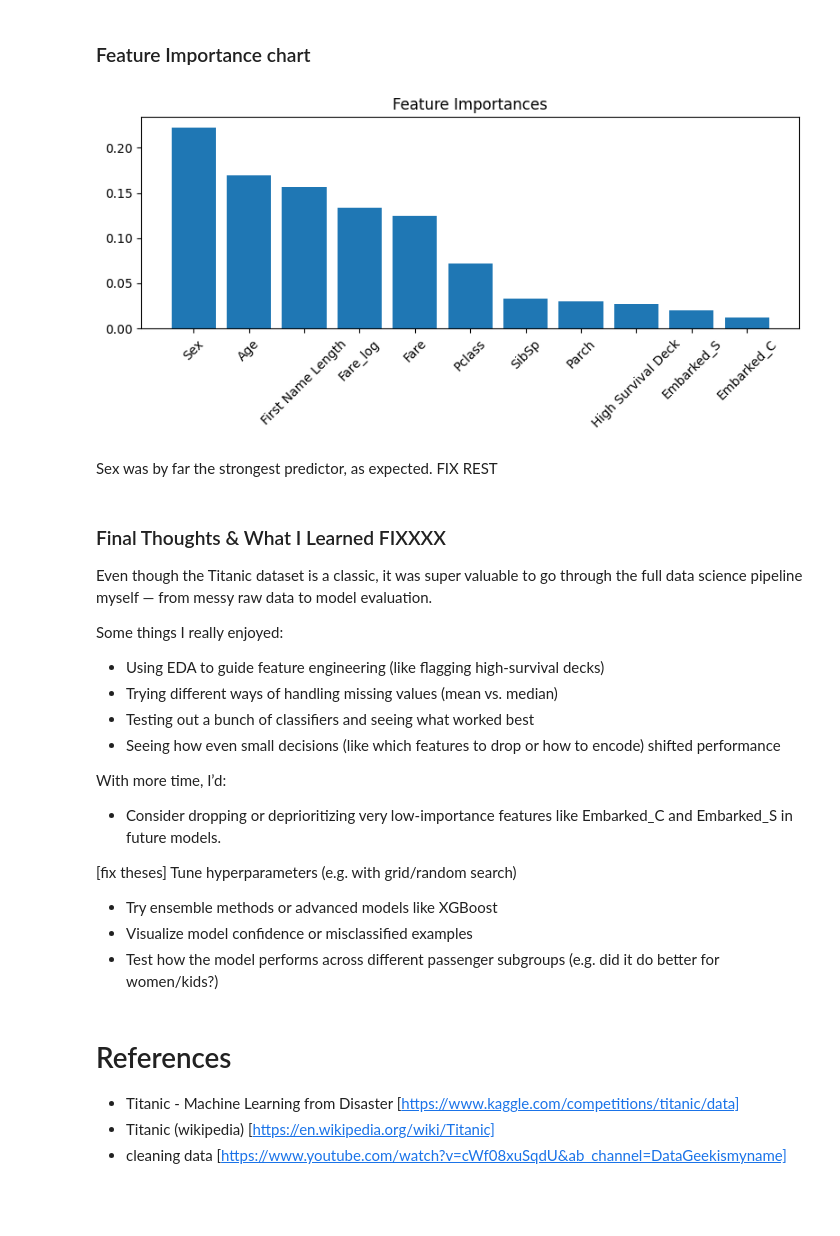
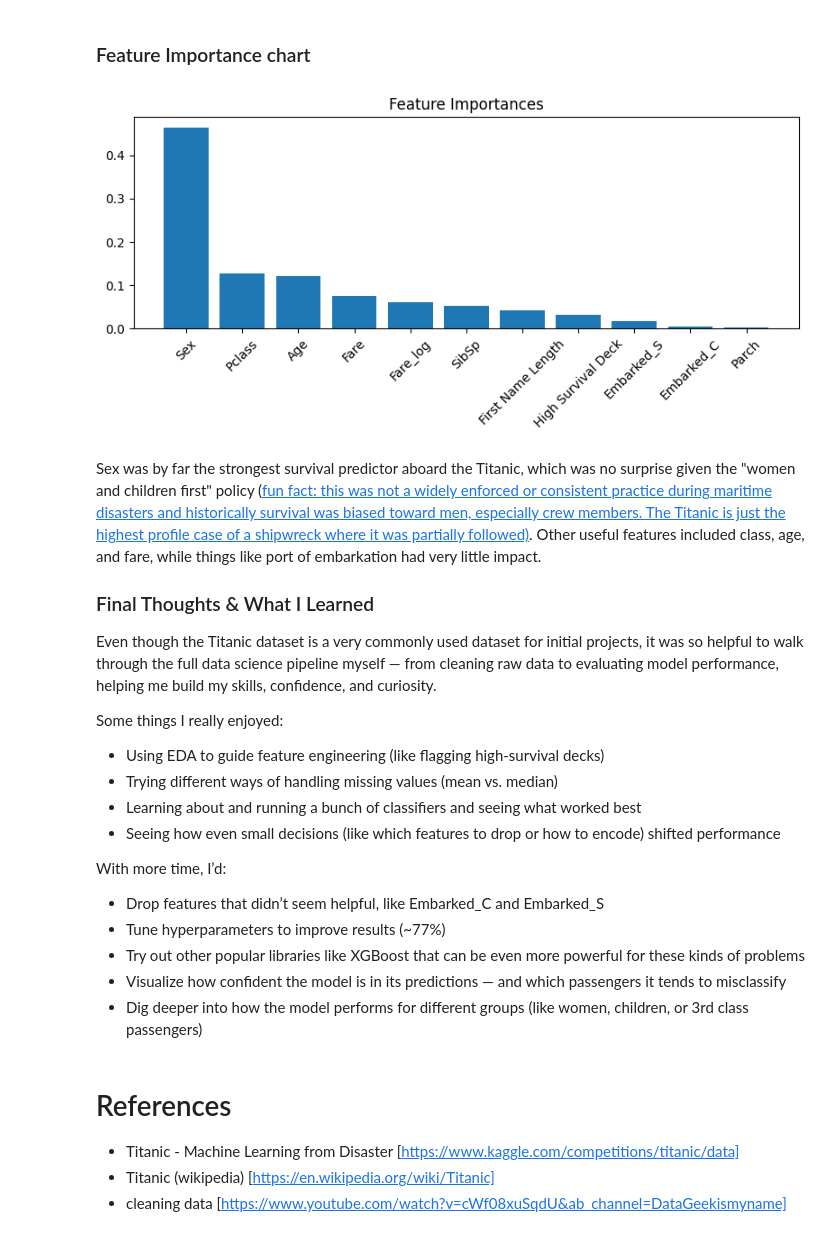
Before and after one commit to ejwang8/titanic-eda-modelling, a Jupyter notebook: titanic-eda-modelling.ipynb, the cells around one changed output. Saved outputs shown, nothing was run; the diff lists cells and outputs as text; code cells hidden in the pictures; blank space fills up the shorter version.

```diff
--- a/titanic-eda-modelling.ipynb
+++ b/titanic-eda-modelling.ipynb
@@ -474,9 +446,7 @@ X_test = pd.get_dummies(X_test, columns=["Embarked"])
 X_test['High Survival Deck'] = (X_test['Deck'].isin(['B', 'C', 'D', 'E'])).astype(int)
 X_test = X_test[['Pclass', 'Sex', 'Age', 'SibSp', 'Parch', 'Fare', 'Fare_log', 'First Name Length', 'Embarked_C', 'Embarked_S', 'High Survival Deck']]
 # %%
-# !pip install scikit-learn --> add this to enviro? FIX
-
-model = RandomForestClassifier()
+model = GradientBoostingClassifier()
 model.fit(X_train, y_train)
 y_pred = model.predict(X_test)
 
@@ -489,37 +461,35 @@ submission.to_csv('submissions/final_version.csv', index=None)
 # %%
 importances = model.feature_importances_
 features = X_train.columns
+n = len(features)
 indices = np.argsort(importances)[::-1]
 
 plt.figure(figsize=(8, 4))
 plt.title("Feature Importances")
-plt.bar(range(len(features)), importances[indices], align="center")
-plt.xticks(range(len(features)), features[indices], rotation=45)
+plt.bar(x=range(n), height=importances[indices])
+plt.xticks(ticks=range(n), labels=features[indices], rotation=45)
 plt.tight_layout()
 plt.show()
 # %% [output]
-[figure, old version]
+[figure, new version]
-# %% [markdown]
-Sex was by far the strongest predictor, as expected. FIX REST
 # %% [markdown]
-### Final Thoughts & What I Learned FIXXXX
-Even though the Titanic dataset is a classic, it was super valuable to go through the full data science pipeline myself — from messy raw data to model evaluation.
+Sex was by far the strongest survival predictor aboard the Titanic, which was no surprise given the "women and children first" policy ([fun fact: this was not a widely enforced or consistent practice during maritime disasters and historically survival was biased toward men, especially crew members. The Titanic is just the highest profile case of a shipwreck where it was partially followed)](https://www.cbsnews.com/news/women-and-children-first-just-a-myth-researchers-say/). Other useful features included class, age, and fare, while things like port of embarkation had very little impact.
+
+### Final Thoughts & What I Learned
+Even though the Titanic dataset is a very commonly used dataset for initial projects, it was so helpful to walk through the full data science pipeline myself — from cleaning raw data to evaluating model performance, helping me build my skills, confidence, and curiosity.
 
 Some things I really enjoyed:
 - Using EDA to guide feature engineering (like flagging high-survival decks)
 - Trying different ways of handling missing values (mean vs. median)
-- Testing out a bunch of classifiers and seeing what worked best
+- Learning about and running a bunch of classifiers and seeing what worked best
 - Seeing how even small decisions (like which features to drop or how to encode) shifted performance
 
 With more time, I’d:
-- Consider dropping or deprioritizing very low-importance features like Embarked_C and Embarked_S in future models.
-
-
-[fix theses]
-Tune hyperparameters (e.g. with grid/random search)
-- Try ensemble methods or advanced models like XGBoost
-- Visualize model confidence or misclassified examples
-- Test how the model performs across different passenger subgroups (e.g. did it do better for women/kids?)
+- Drop features that didn’t seem helpful, like Embarked_C and Embarked_S
+- Tune hyperparameters to improve results (~77%)
+- Try out other popular libraries like XGBoost that can be even more powerful for these kinds of problems
+- Visualize how confident the model is in its predictions — and which passengers it tends to misclassify
+- Dig deeper into how the model performs for different groups (like women, children, or 3rd class passengers)
 # %% [markdown]
 # References
 - Titanic - Machine Learning from Disaster [https://www.kaggle.com/competitions/titanic/data]
```
Also changed, not shown: parts of 9 cells of this notebook, 7 other files.
